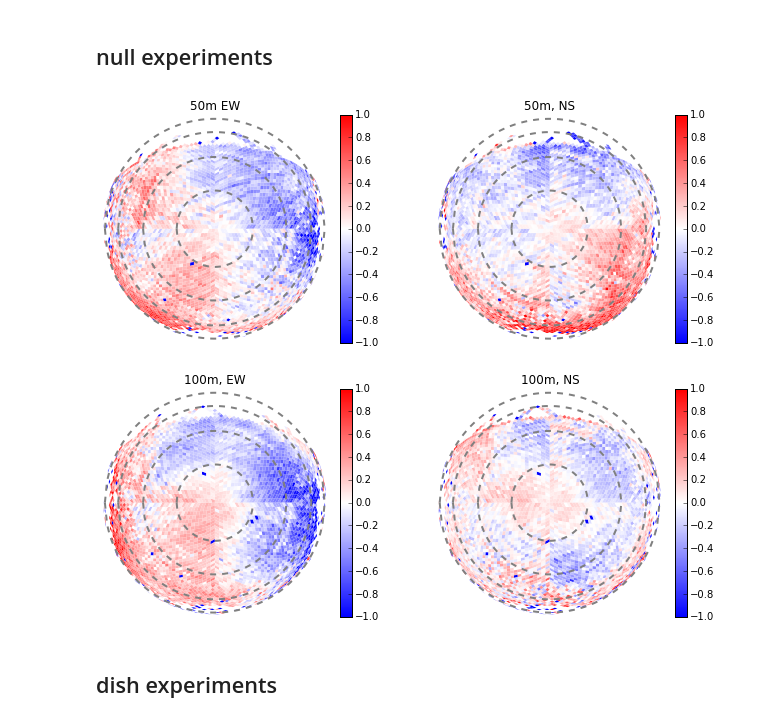
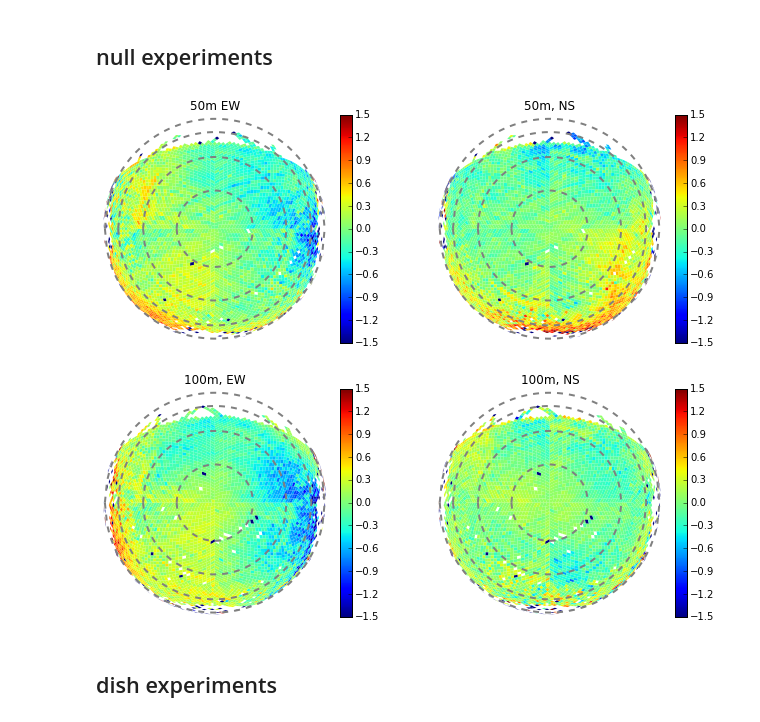
Before and after one commit to aewallwi/DishPapers, a Jupyter notebook: DishBeamMeasurements/paper/make_pretty_beam_plots_from_orbcomm_data.ipynb, the cells around one changed output. Cells and saved outputs as stored; diff of their text form; code cells hidden in the pictures.

```diff
--- a/DishBeamMeasurements/paper/make_pretty_beam_plots_from_orbcomm_data.ipynb
+++ b/DishBeamMeasurements/paper/make_pretty_beam_plots_from_orbcomm_data.ipynb
@@ -48,18 +48,18 @@ null4 = genfromtxt(d+'null4_north_over_south_ratio_ew_ns.csv',delimiter=',')
 # %%
 fig, gridax = plt.subplots(2,2)
 fig.set_size_inches((11,9))
 
-cax=[-1,1]
-cm = 'bwr'
+cax=[-1.5,1.5]
+cm = 'jet'
 zacontourcolor = array([0,0,0])+.5
 plot_hpix(null1[:,0],null1[:,2],'50m EW',cax,gridax[0,0],cm,hidezalabels=True,contourcolor=zacontourcolor)
 plot_hpix(null1[:,1],null1[:,2],'50m, NS',cax,gridax[0,1],cm,hidezalabels=True,contourcolor=zacontourcolor)
 plot_hpix(null4[:,0],null4[:,2],'100m, EW',cax,gridax[1,0],cm,hidezalabels=True,contourcolor=zacontourcolor)
 plot_hpix(null4[:,1],null4[:,2],'100m, NS',cax,gridax[1,1],cm,hidezalabels=True,contourcolor=zacontourcolor)
 
 plt.savefig('null_expt_rel_beam_maps.pdf',bbox_inches='tight')
 # %% [output]
-[figure, old version]
+[figure, new version]
 # %% [markdown]
 ## dish experiments
 # %%
```
Also changed, not shown: 10 other files.
